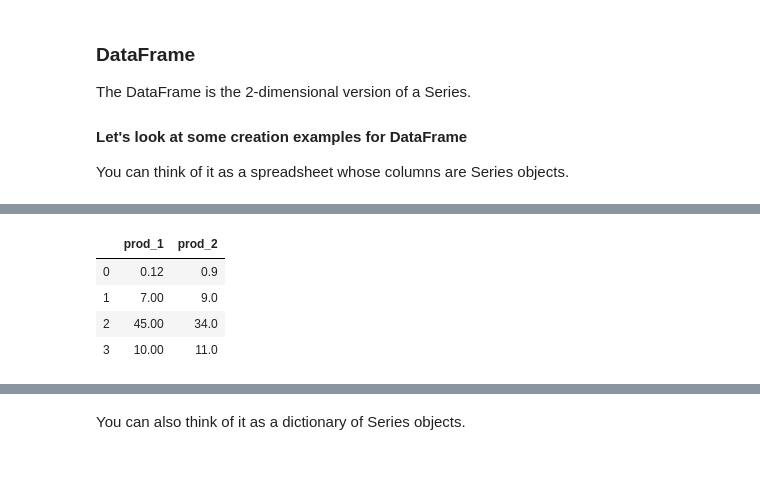
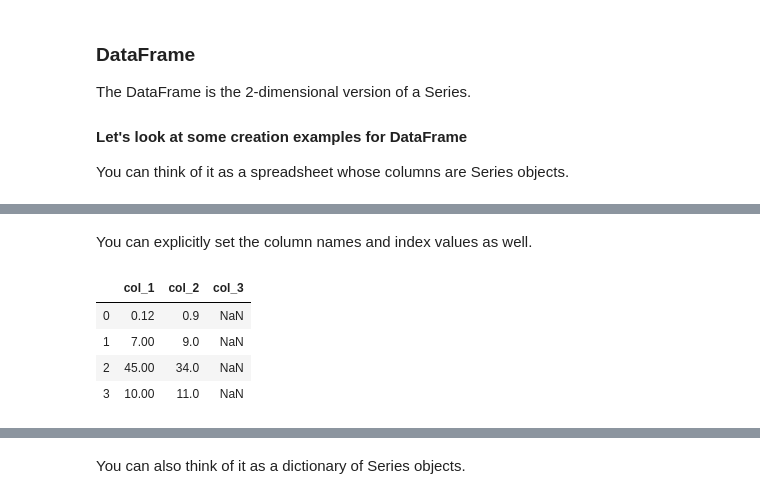
Before and after one commit to aurora1625/pycon2013, a Jupyter notebook: pycon.ipynb, the cells around one changed output, grey strips where cells are left out. Cells and saved outputs as stored; diff of their text form; code cells hidden in the pictures; blank space fills up the shorter version.

```diff
--- a/pycon.ipynb
+++ b/pycon.ipynb
@@ -900,9 +909,11 @@ You can think of it as a spreadsheet whose columns are Series objects.
+# %% [markdown]
+You can explicitly set the column names and index values as well.
 # %%
-df = pd.DataFrame({'col_1': [0.12, 7, 45, 10], 'col_2': [0.9, 9, 34, 11]})
-df
+pd.DataFrame(data={'col_1': [0.12, 7, 45, 10], 'col_2': [0.9, 9, 34, 11]},
+             columns=['col_1', 'col_2', 'col_3'])
 # %% [output]
-|  | prod_1 | prod_2 |
-| 0 | 0.12 | 0.9 |
-| 1 | 7.00 | 9.0 |
-| 2 | 45.00 | 34.0 |
-| 3 | 10.00 | 11.0 |
+|  | col_1 | col_2 | col_3 |
+| 0 | 0.12 | 0.9 | NaN |
+| 1 | 7.00 | 9.0 | NaN |
+| 2 | 45.00 | 34.0 | NaN |
+| 3 | 10.00 | 11.0 | NaN |
```
Also changed, not shown: parts of 30 cells of this notebook.
